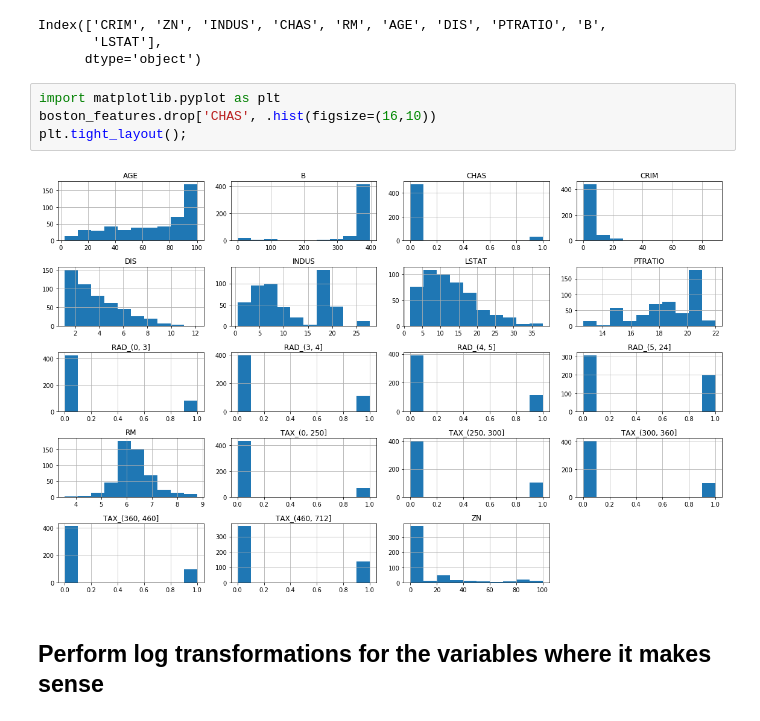
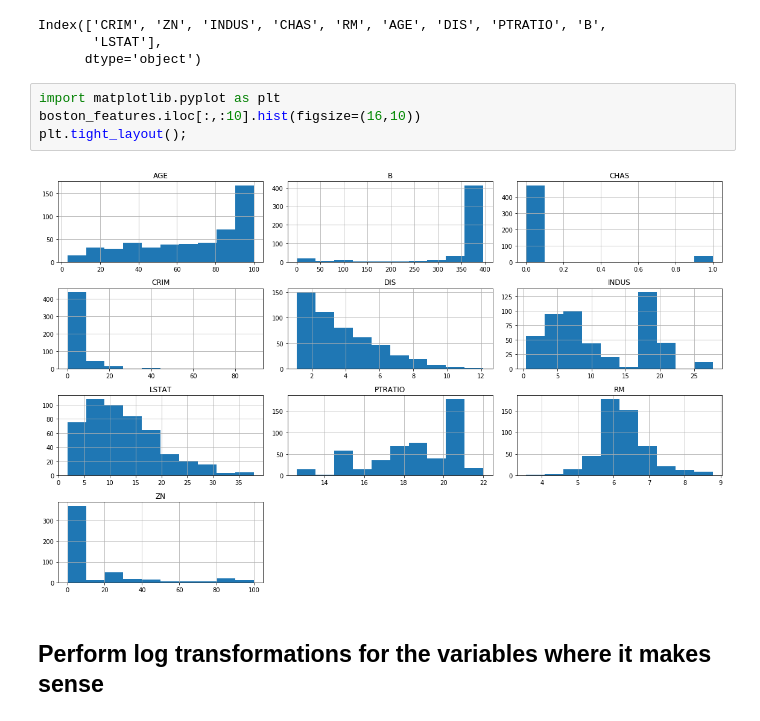
Before and after one commit to UpwardTrajectory/dsc-1-11-09-feature-scaling-and-normalization-lab-seattle-ds-career-040119, a Jupyter notebook: index.ipynb, the cells around one changed output. Saved outputs shown, nothing was run; the diff lists cells and outputs as text.

```diff
--- a/index.ipynb
+++ b/index.ipynb
@@ -45,10 +45,10 @@ Index(['CRIM', 'ZN', 'INDUS', 'CHAS', 'RM', 'AGE', 'DIS', 'PTRATIO', 'B',
       dtype='object')
 # %%
 import matplotlib.pyplot as plt
-boston_features.drop['CHAS', .hist(figsize=(16,10))
+boston_features.iloc[:,:10].hist(figsize=(16,10))
 plt.tight_layout();
 # %% [output]
-[figure, old version]
+[figure, new version]
 # %% [markdown]
 ## Perform log transformations for the variables where it makes sense
 # %% [markdown]
```
